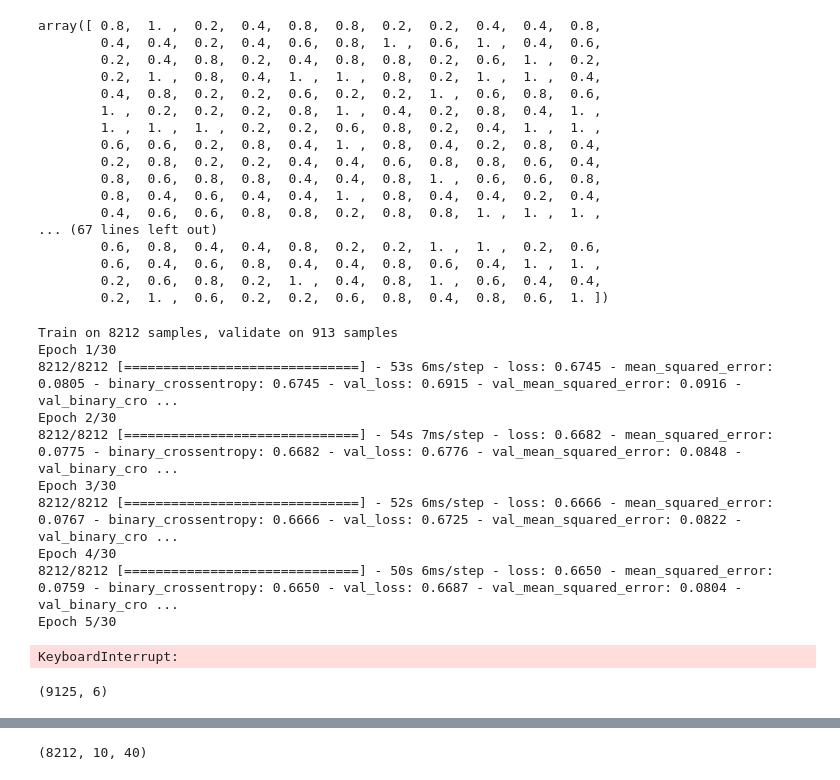
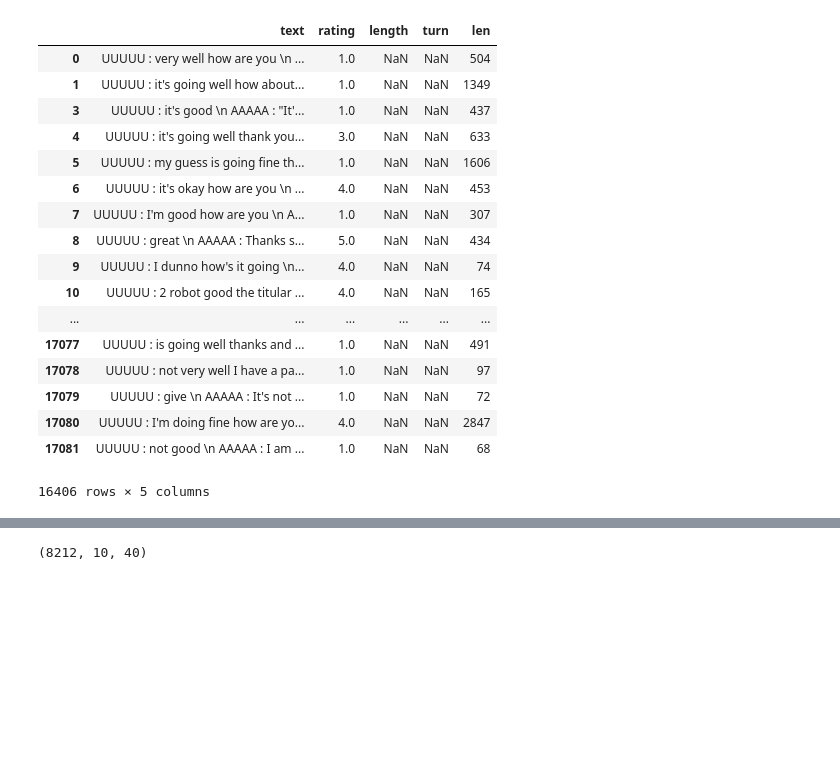
Before and after one commit to hanfeisun/capstone, a Jupyter notebook: Untitled1.ipynb, the cells around one changed output, grey strips where cells are left out. Cells and saved outputs as stored; diff of their text form; code cells hidden in the pictures; blank space fills up the shorter version.

```diff
--- a/Untitled1.ipynb
+++ b/Untitled1.ipynb
@@ -52,48 +23,21 @@ array([0, 0, 0, 0, 0, 0, 0, 0, 0, 0, 0, 0, 0, 0, 0, 0, 0, 0, 0, 0, 0, 0, 0,
-# %%
-y_test.ravel()
-# %% [output]
-array([ 0.8,  1. ,  0.2,  0.4,  0.8,  0.8,  0.2,  0.2,  0.4,  0.4,  0.8,
-        0.4,  0.4,  0.2,  0.4,  0.6,  0.8,  1. ,  0.6,  1. ,  0.4,  0.6,
-        0.2,  0.4,  0.8,  0.2,  0.4,  0.8,  0.8,  0.2,  0.6,  1. ,  0.2,
-        0.2,  1. ,  0.8,  0.4,  1. ,  1. ,  0.8,  0.2,  1. ,  1. ,  0.4,
-        0.4,  0.8,  0.2,  0.2,  0.6,  0.2,  0.2,  1. ,  0.6,  0.8,  0.6,
-        1. ,  0.2,  0.2,  0.2,  0.8,  1. ,  0.4,  0.2,  0.8,  0.4,  1. ,
-        1. ,  1. ,  1. ,  0.2,  0.2,  0.6,  0.8,  0.2,  0.4,  1. ,  1. ,
-        0.6,  0.6,  0.2,  0.8,  0.4,  1. ,  0.8,  0.4,  0.2,  0.8,  0.4,
-        0.2,  0.8,  0.2,  0.2,  0.4,  0.4,  0.6,  0.8,  0.8,  0.6,  0.4,
-        0.8,  0.6,  0.8,  0.8,  0.4,  0.4,  0.8,  1. ,  0.6,  0.6,  0.8,
-        0.8,  0.4,  0.6,  0.4,  0.4,  1. ,  0.8,  0.4,  0.4,  0.2,  0.4,
-        0.4,  0.6,  0.6,  0.8,  0.8,  0.2,  0.8,  0.8,  1. ,  1. ,  1. ,
-... (67 lines left out)
-        0.6,  0.8,  0.4,  0.4,  0.8,  0.2,  0.2,  1. ,  1. ,  0.2,  0.6,
-        0.6,  0.4,  0.6,  0.8,  0.4,  0.4,  0.8,  0.6,  0.4,  1. ,  1. ,
-        0.2,  0.6,  0.8,  0.2,  1. ,  0.4,  0.8,  1. ,  0.6,  0.4,  0.4,
-        0.2,  1. ,  0.6,  0.2,  0.2,  0.6,  0.8,  0.4,  0.8,  0.6,  1. ])
-# %%
-y_train = np.argmax(y_train, axis=1).reshape([-1, 1])
-y_test = np.argmax(y_test, axis=1).reshape([-1, 1])
-y_train = y_train / 5.
-y_test = y_test / 5.
-
-model.fit({'sentences': X_train},
-          {'scalar_output': y_train},
-          epochs=30,
-          batch_size=128,
-          validation_data=({'sentences': X_test}, {'scalar_output': y_test}),
-          )
-# %% [output]
-Train on 8212 samples, validate on 913 samples
-Epoch 1/30
-8212/8212 [==============================] - 53s 6ms/step - loss: 0.6745 - mean_squared_error: 0.0805 - binary_crossentropy: 0.6745 - val_loss: 0.6915 - val_mean_squared_error: 0.0916 - val_binary_cro ...
-Epoch 2/30
-8212/8212 [==============================] - 54s 7ms/step - loss: 0.6682 - mean_squared_error: 0.0775 - binary_crossentropy: 0.6682 - val_loss: 0.6776 - val_mean_squared_error: 0.0848 - val_binary_cro ...
-Epoch 3/30
-8212/8212 [==============================] - 52s 6ms/step - loss: 0.6666 - mean_squared_error: 0.0767 - binary_crossentropy: 0.6666 - val_loss: 0.6725 - val_mean_squared_error: 0.0822 - val_binary_cro ...
-Epoch 4/30
-8212/8212 [==============================] - 50s 6ms/step - loss: 0.6650 - mean_squared_error: 0.0759 - binary_crossentropy: 0.6650 - val_loss: 0.6687 - val_mean_squared_error: 0.0804 - val_binary_cro ...
-Epoch 5/30
-KeyboardInterrupt:
-# %%
-Y_cat.shape
-# %% [output]
-(9125, 6)
+# %%
+df_reviews
+# %% [output]
+|  | text | rating | length | turn | len |
+| 0 | UUUUU : very well how are you \n ... | 1.0 | NaN | NaN | 504 |
+| 1 | UUUUU : it's going well how about... | 1.0 | NaN | NaN | 1349 |
+| 3 | UUUUU : it's good \n AAAAA : "It'... | 1.0 | NaN | NaN | 437 |
+| 4 | UUUUU : it's going well thank you... | 3.0 | NaN | NaN | 633 |
+| 5 | UUUUU : my guess is going fine th... | 1.0 | NaN | NaN | 1606 |
+| 6 | UUUUU : it's okay how are you \n ... | 4.0 | NaN | NaN | 453 |
+| 7 | UUUUU : I'm good how are you \n A... | 1.0 | NaN | NaN | 307 |
+| 8 | UUUUU : great \n AAAAA : Thanks s... | 5.0 | NaN | NaN | 434 |
+| 9 | UUUUU : I dunno how's it going \n... | 4.0 | NaN | NaN | 74 |
+| 10 | UUUUU : 2 robot good the titular ... | 4.0 | NaN | NaN | 165 |
+| ... | ... | ... | ... | ... | ... |
+| 17077 | UUUUU : is going well thanks and ... | 1.0 | NaN | NaN | 491 |
+| 17078 | UUUUU : not very well I have a pa... | 1.0 | NaN | NaN | 97 |
+| 17079 | UUUUU : give \n AAAAA : It's not ... | 1.0 | NaN | NaN | 72 |
+| 17080 | UUUUU : I'm doing fine how are yo... | 4.0 | NaN | NaN | 2847 |
+| 17081 | UUUUU : not good \n AAAAA : I am ... | 1.0 | NaN | NaN | 68 |
+16406 rows × 5 columns
```
Also changed, not shown: parts of 16 cells of this notebook, 4 other files.
